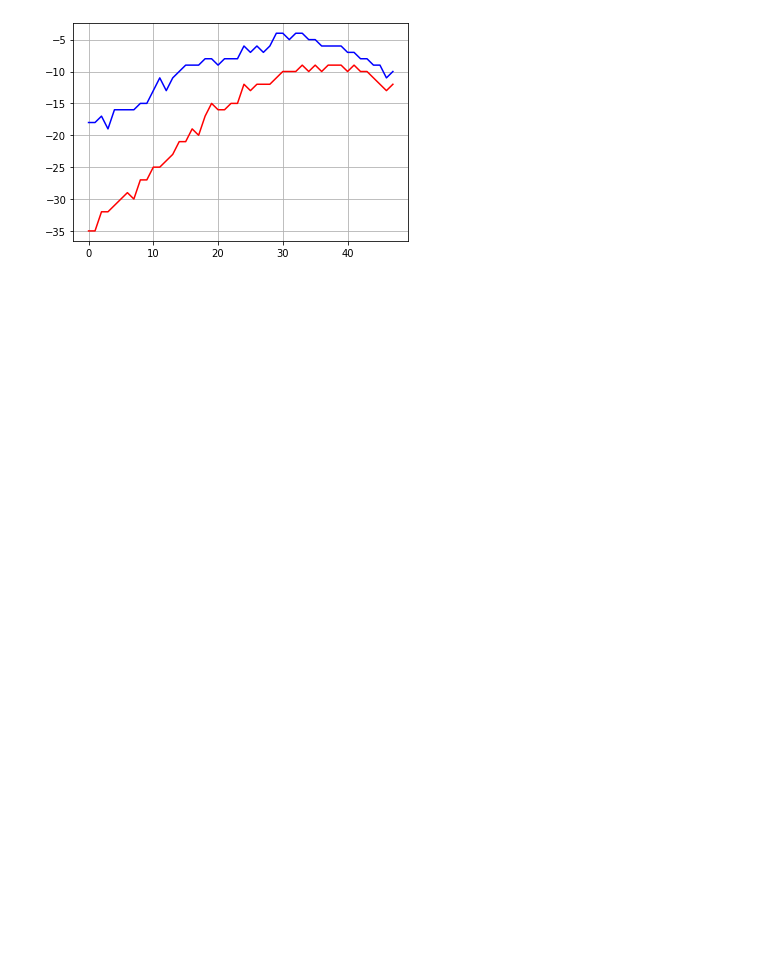
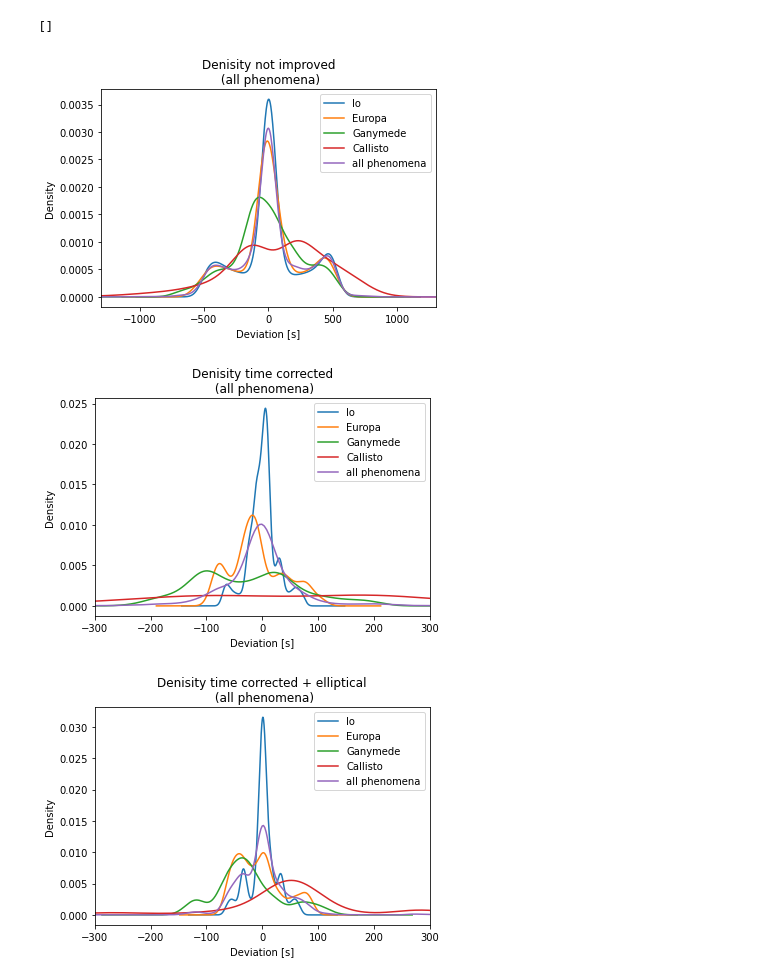
Before and after one commit to vittorioserra/jupiter_moons, a Jupyter notebook: pymeeus-master/analyzeEvent/CorrectionAnalysis.ipynb, the cells around one changed output. Drawn from its saved outputs; the diff is of its cells as text; code cells hidden in the pictures; blank space fills up the shorter version.

Commit message:
+ correction analysis

```diff
--- a/pymeeus-master/analyzeEvent/CorrectionAnalysis.ipynb
+++ b/pymeeus-master/analyzeEvent/CorrectionAnalysis.ipynb
@@ -158,16 +162,69 @@ HAVING minDeltaTime <= 3600
 """
 
 df_apelltc_th = pd.read_sql_query(sql_cmd, cnx)
-# %%
-
-df_1= df_elltc_th[((df_elltc_th.Satellite == 2)&(df_elltc_th.Type1 == 'EC')&(df_elltc_th.Type2 == 'F')&(df_elltc_th.Type3 == 'INT'))].deltaTime
-
-plt.plot(df_1.to_numpy(), "r")
-
-df_2= df_tc_th[((df_tc_th.Satellite == 2)&(df_tc_th.Type1 == 'EC')&(df_tc_th.Type2 == 'F')&(df_tc_th.Type3 == 'EXT'))].deltaTime
-
-plt.plot(df_2.to_numpy(), "b")
-
-plt.grid()
-# %% [output]
-[figure, removed]
+# %%
+plt.figure(1)
+df_un_th[df_un_th.Satellite == 1].deltaTime.plot.kde()
+df_un_th[df_un_th.Satellite == 2].deltaTime.plot.kde()
+df_un_th[df_un_th.Satellite == 3].deltaTime.plot.kde()
+df_un_th[df_un_th.Satellite == 4].deltaTime.plot.kde()
+df_un_th.deltaTime.plot.kde()
+plt.xlabel("Deviation [s]")
+plt.title("Denisity not improved\n (all phenomena)")
+plt.legend(["Io", "Europa", "Ganymede", "Callisto", "all phenomena"])
+plt.xlim([-1300,1300])
+plt.plot()
+
+plt.figure(2)
+df_tc_th[df_tc_th.Satellite == 1].deltaTime.plot.kde()
+df_tc_th[df_tc_th.Satellite == 2].deltaTime.plot.kde()
+df_tc_th[df_tc_th.Satellite == 3].deltaTime.plot.kde()
+df_tc_th[df_tc_th.Satellite == 4].deltaTime.plot.kde()
+df_tc_th.deltaTime.plot.kde()
+plt.xlabel("Deviation [s]")
+plt.title("Denisity time corrected\n (all phenomena)")
+plt.legend(["Io", "Europa", "Ganymede", "Callisto", "all phenomena"])
+plt.xlim([-300,300])
+plt.plot()
+
+plt.figure(3)
+df_elltc_th[df_elltc_th.Satellite == 1].deltaTime.plot.kde()
+df_elltc_th[df_elltc_th.Satellite == 2].deltaTime.plot.kde()
+df_elltc_th[df_elltc_th.Satellite == 3].deltaTime.plot.kde()
+df_elltc_th[df_elltc_th.Satellite == 4].deltaTime.plot.kde()
+df_elltc_th.deltaTime.plot.kde()
+plt.xlabel("Deviation [s]")
+plt.title("Denisity time corrected + elliptical\n (all phenomena)")
+plt.legend(["Io", "Europa", "Ganymede", "Callisto", "all phenomena"])
+plt.xlim([-300,300])
+plt.plot()
+
+
+plt.figure(4)
+df_apelltc_th[df_apelltc_th.Satellite == 1].deltaTime.plot.kde()
+df_apelltc_th[df_apelltc_th.Satellite == 2].deltaTime.plot.kde()
+df_apelltc_th[df_apelltc_th.Satellite == 3].deltaTime.plot.kde()
+df_apelltc_th[df_apelltc_th.Satellite == 4].deltaTime.plot.kde()
+df_apelltc_th.deltaTime.plot.kde()
+plt.xlabel("Deviation [s]")
+plt.title("Density all improvements (Aparent radius + elliptical + time correction)\n (all phenomena)")
+plt.legend(["Io", "Europa", "Ganymede", "Callisto", "all phenomena"])
+plt.xlim([-300,300])
+plt.plot()
+
+plt.figure(5)
+df_apelltc_th[(df_apelltc_th.Satellite == 1) & ((df_apelltc_th.Type1 == "PA") | (df_apelltc_th.Type1 == "OC"))].deltaTime.plot.kde()
+df_apelltc_th[(df_apelltc_th.Satellite == 2) & ((df_apelltc_th.Type1 == "PA") | (df_apelltc_th.Type1 == "OC"))].deltaTime.plot.kde()
+df_apelltc_th[(df_apelltc_th.Satellite == 3) & ((df_apelltc_th.Type1 == "PA") | (df_apelltc_th.Type1 == "OC"))].deltaTime.plot.kde()
+df_apelltc_th[(df_apelltc_th.Satellite == 4) & ((df_apelltc_th.Type1 == "PA") | (df_apelltc_th.Type1 == "OC"))].deltaTime.plot.kde()
+df_apelltc_th[(df_apelltc_th.Type1 == "PA") | (df_apelltc_th.Type1 == "OC")].deltaTime.plot.kde()
+plt.xlabel("Deviation [s]")
+plt.title("Density all improvements (Aparent radius + elliptical + time correction)\n (only PA and EC)")
+plt.legend(["Io", "Europa", "Ganymede", "Callisto", "all phenomena"])
+plt.xlim([-300,300])
+plt.plot()
+# %% [output]
+[]
+[figure, added]
+[figure, added]
+[figure, added]
```
Also changed, not shown: parts of 7 cells of this notebook.
